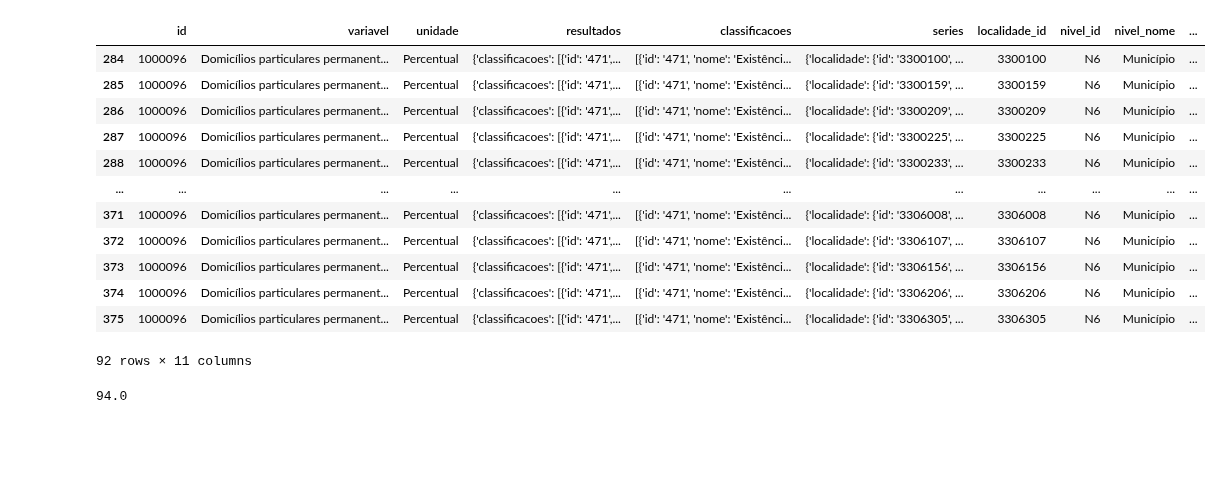
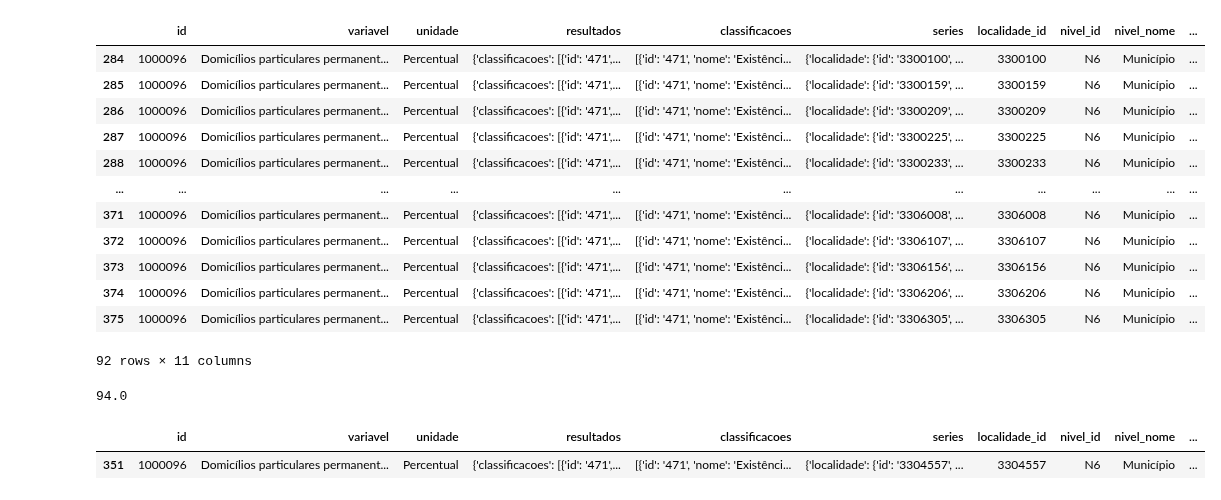
Before and after one commit to GDevigili/TCC-IBGE, a Jupyter notebook: src/notebooks/agregados.ipynb, the cells around one changed output. Cells and saved outputs as stored; diff of their text form; code cells hidden in the pictures; blank space fills up the shorter version.

```diff
--- a/src/notebooks/agregados.ipynb
+++ b/src/notebooks/agregados.ipynb
@@ -435,3 +435,8 @@ df_w
 94.0
 # %%
 df_w.to_csv('df_w_agregados.csv', index = False)
+# %%
+df_w[df_w['localidade_nome'] == 'Rio de Janeiro - RJ']
+# %% [output]
+|  | id | variavel | unidade | resultados | classificacoes | series | localidade_id | nivel_id | nivel_nome | ... |
+| 351 | 1000096 | Domicílios particulares permanent... | Percentual | {'classificacoes': [{'id': '471',... | [{'id': '471', 'nome': 'Existênci... | {'localidade': {'id': '3304557', ... | 3304557 | N6 | Município | ... |
```
Also changed, not shown: 2 other files.
